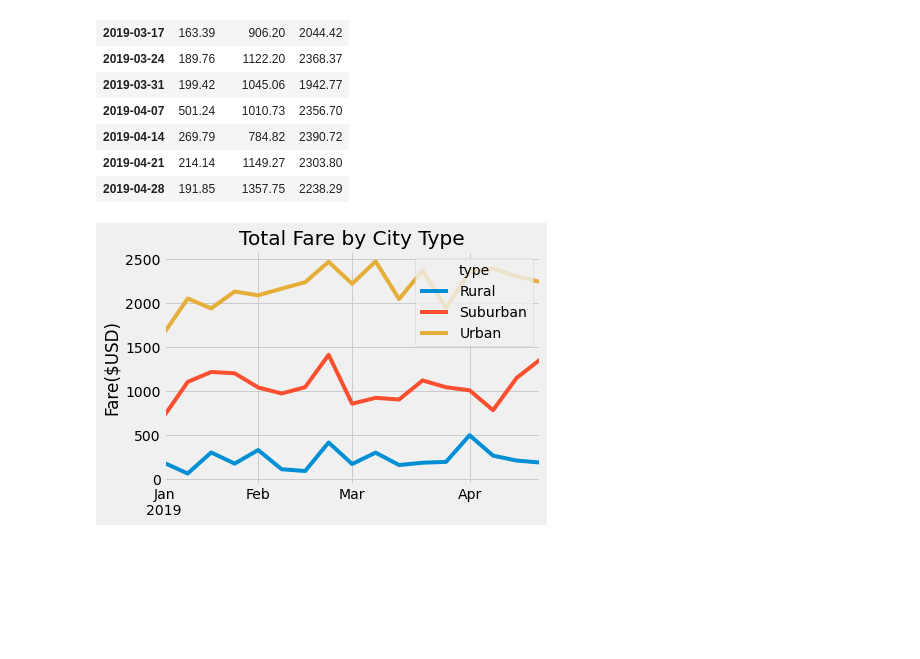
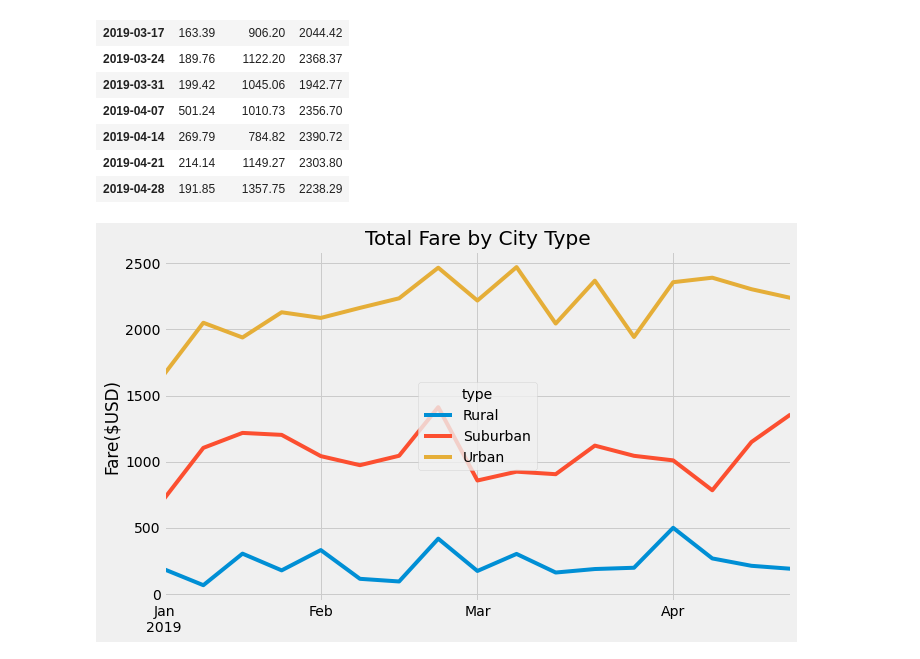
Before and after one commit to Prochrispy/PyBer_Analysis, a Jupyter notebook: PyBer_Challenge.ipynb, the cells around one changed output. Cells and saved outputs as stored; diff of their text form; code cells hidden in the pictures; blank space fills up the shorter version.

```diff
--- a/PyBer_Challenge.ipynb
+++ b/PyBer_Challenge.ipynb
@@ -243,15 +243,16 @@ fare_sum_per_week
 # %%
 # 16. Using the object-oriented interface method, plot the resample DataFrame using the df.plot() function.
 
 # Import the style from Matplotlib.
 from matplotlib import style
 # Use the graph style fivethirtyeight.
 style.use('fivethirtyeight')
 fare_sum_per_week.plot()
 plt.xlabel("")
 plt.ylabel("Fare($USD)")
 plt.title("Total Fare by City Type")
+plt.rcParams["figure.figsize"] = (10,6)
 plt.savefig("analysis/PyBer_fare_summary.png")
 plt.show()
 # %% [output]
-[figure, old version]
+[figure, new version]
```
Also changed, not shown: parts of 1 cell of this notebook, 4 other files.
